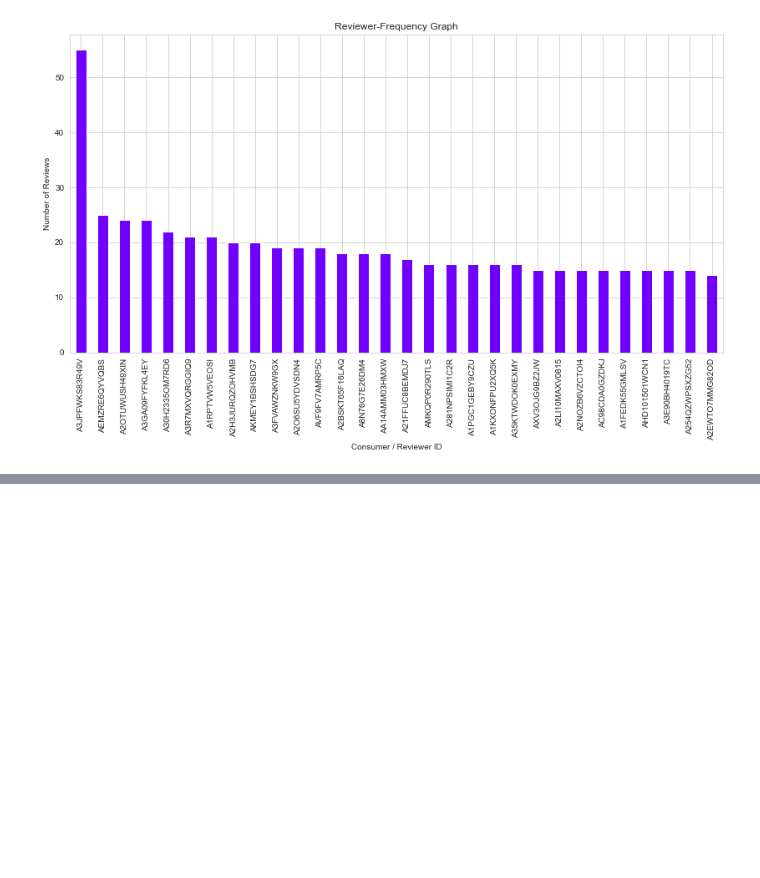
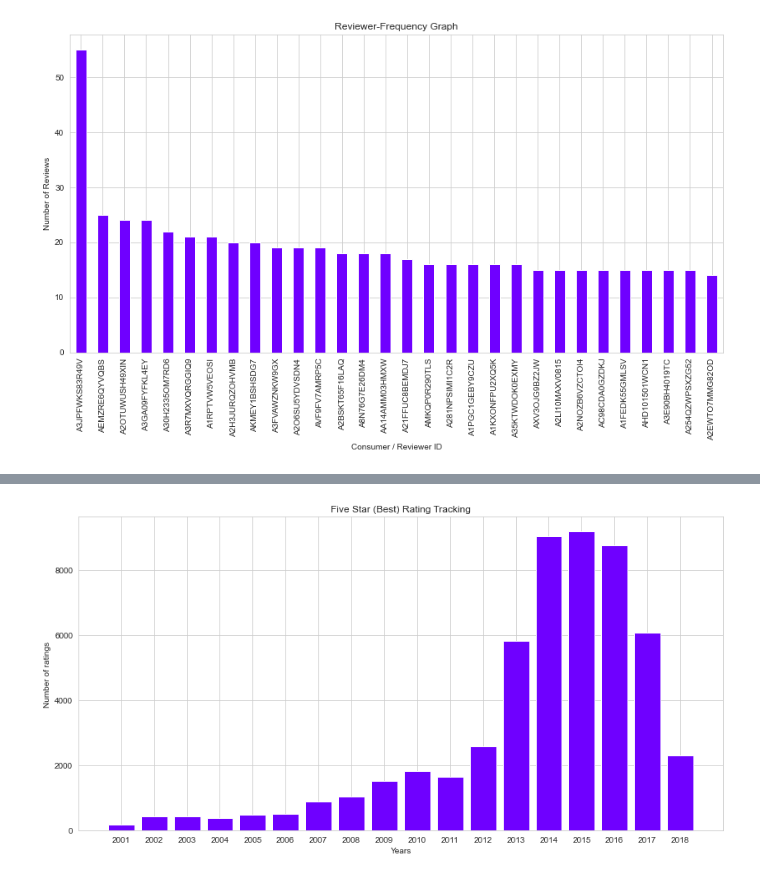
Before and after one commit to arham-rumi/amazon-product-reviews-exploratory-data-analysis, a Jupyter notebook: Amazon-Product-Reviews-EDA/Amazon-Reviews-EDA.ipynb, the cells around one changed output, grey strips where cells are left out. Drawn from its saved outputs; the diff is of its cells as text; code cells hidden in the pictures; blank space fills up the shorter version.

```diff
--- a/Amazon-Product-Reviews-EDA/Amazon-Reviews-EDA.ipynb
+++ b/Amazon-Product-Reviews-EDA/Amazon-Reviews-EDA.ipynb
@@ -176,0 +205,39 @@ plt.show()
+# %%
+# Rating according to Years
+df_2001 = df[df['date'] < '2001-12-31']
+df_2002 = df[(df['date'] > '2001-12-31') & (df['date'] < '2002-12-31')]
+df_2003 = df[(df['date'] > '2002-12-31') & (df['date'] < '2003-12-31')]
+df_2004 = df[(df['date'] > '2003-12-31') & (df['date'] < '2004-12-31')]
+df_2005 = df[(df['date'] > '2004-12-31') & (df['date'] < '2005-12-31')]
+df_2006 = df[(df['date'] > '2005-12-31') & (df['date'] < '2006-12-31')]
+df_2007 = df[(df['date'] > '2006-12-31') & (df['date'] < '2007-12-31')]
+df_2008 = df[(df['date'] > '2007-12-31') & (df['date'] < '2008-12-31')]
+df_2009 = df[(df['date'] > '2008-12-31') & (df['date'] < '2009-12-31')]
+df_2010 = df[(df['date'] > '2009-12-31') & (df['date'] < '2010-12-31')]
+df_2011 = df[(df['date'] > '2010-12-31') & (df['date'] < '2011-12-31')]
+df_2012 = df[(df['date'] > '2011-12-31') & (df['date'] < '2012-12-31')]
+df_2013 = df[(df['date'] > '2012-12-31') & (df['date'] < '2013-12-31')]
+df_2014 = df[(df['date'] > '2013-12-31') & (df['date'] < '2014-12-31')]
+df_2015 = df[(df['date'] > '2014-12-31') & (df['date'] < '2015-12-31')]
+df_2016 = df[(df['date'] > '2015-12-31') & (df['date'] < '2016-12-31')]
+df_2017 = df[(df['date'] > '2016-12-31') & (df['date'] < '2017-12-31')]
+df_2018 = df[(df['date'] > '2017-12-31') & (df['date'] < '2018-12-31')]
+# %%
+dfs_1_18 = [df_2001['rating'], df_2002['rating'], df_2003['rating'], df_2004['rating'], df_2005['rating'], df_2006['rating'], df_2007['rating'], df_2008['rating'], df_2009['rating'], df_2010['rating'], df_2011['rating'], df_2012['rating'], df_2013['rating'], df_2014['rating'], df_2015['rating'], df_2016['rating'], df_2017['rating'], df_2018['rating']]
+
+df_list_five_1_18 = [list(x.value_counts()) for x in dfs_1_18]
+
+dfs_years = [x for x in range(2001, 2019)]
+
+df_list_five_1_18_final = [x[0] for x in df_list_five_1_18]
+
+df_list_one_1_18_final = [x[-1] for x in df_list_five_1_18]
+# %%
+fig, ax = plt.subplots(figsize=(14, 7))
+ax.set(xlabel="Years",
+       ylabel="Number of ratings",
+       title="Five Star (Best) Rating Tracking")
+plt.xticks(dfs_years) # Or you can also pass (rotation=90) parameter if your xtick_labels are long
+plt.bar(dfs_years, df_list_five_1_18_final, color='#6f00ff');
+# %% [output]
+[figure, added]
```
Also changed, not shown: parts of 3 cells of this notebook.
